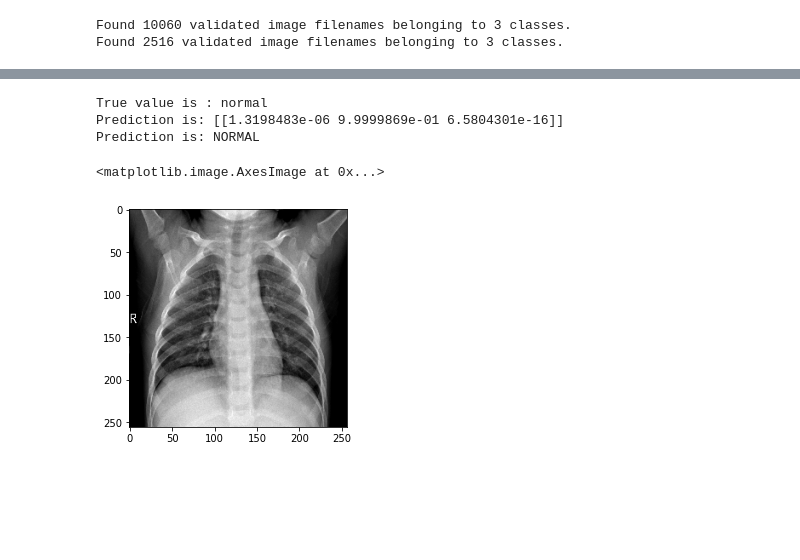
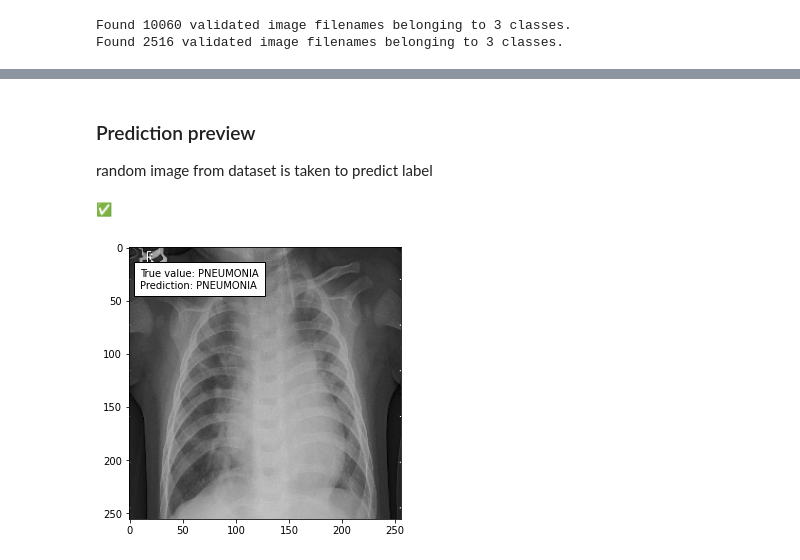
Before and after one commit to armandasalmd/deep-covid, a Jupyter notebook: deepCovidIndex.ipynb, the cells around one changed output, grey strips where cells are left out. Saved outputs shown, nothing was run; the diff lists cells and outputs as text; code cells hidden in the pictures; blank space fills up the shorter version.

```diff
--- a/deepCovidIndex.ipynb
+++ b/deepCovidIndex.ipynb
@@ -263,0 +289,17 @@ Found 2516 validated image filenames belonging to 3 classes.
+# %%
+# Train selected model or try to load saved weights
+if not SKIP_MODEL_TRAINING:
+  model = MODELS.get(SELECTED_MODEL)
+elif not SKIP_MODEL_LOADING:
+  model = UTILS.load_my_model(ModelType.DEEP_COVID, ClassificationType.TWO_CLASS)
+else:
+  print("🚒🔥 configuration error, no model was not loaded 🚒🔥")
+# %%
+if not SKIP_MODEL_TRAINING:
+  model.fit(
+    train_generator,
+    callbacks=[UTILS.get_tensorboard_callback(SELECTED_MODEL)],
+    validation_data=test_generator,
+    epochs=3,
+    verbose=1
+  )
@@ -297,34 +320,0 @@ newmodel2 = load_my_model(ModelType.DEEP_COVID, ClassificationType.TWO_CLASS)
-# %%
-from keras.preprocessing.image import load_img
-from keras.preprocessing.image import img_to_array
-
-sample = source_df.sample(1)
-
-image_path = sample["image"].iloc[0]
-image_label = sample["label"].iloc[0]
-
-print(f'True value is : {image_label}')
-
-image = load_img(image_path, target_size=CONSTANTS.INPUT_SIZE)
-img = img_to_array(image)
-img = img.reshape((1, 256, 256, 3))
-
-result = newmodel2.predict(img)
-print('Prediction is:', result)
-result = np.argmax(result, axis=-1)
-
-if result[0] == 0:
-    print('Prediction is: COVID')
-elif result[0] == 1:
-    print('Prediction is: NORMAL')
-else:
-    print('Prediction is: PNEUMONIA')
-
-# covid, normal, pneumonia
-plt.imshow(image)
-# %% [output]
-True value is : normal
-Prediction is: [[1.3198483e-06 9.9999869e-01 6.5804301e-16]]
-Prediction is: NORMAL
-<matplotlib.image.AxesImage at 0x...>
-[figure, removed]
@@ -334,0 +321,29 @@ plot_model(newmodel2, show_shapes=True)
+# %% [markdown]
+### Prediction preview
+
+random image from dataset is taken to predict label
+# %%
+def get_ready_image(image_path):
+  image = load_img(image_path, target_size=CONSTANTS.INPUT_SIZE)
+  return img_to_array(image).reshape(tuple([1, *CONSTANTS.INPUT_SIZE, 3])), image # (1,256,256,3)
+# %%
+def preview_predict(sample, plot_img=True):
+    image_path = sample["image"]
+    image_label = sample["label"]
+    img, image = get_ready_image(image_path)
+
+    result = model.predict(img)
+    result = np.argmax(result, axis=-1)[0] # covid, normal, pneumonia
+    prediction = LabelType.COVID if result == 0 else LabelType.NORMAL if result == 1 else LabelType.PNEUMONIA
+
+    if (plot_img):
+        plt.figure(figsize=(5, 5))
+        plt.imshow(image)
+        plt.text(10, 38, f"True value: {image_label.upper()}\nPrediction: {prediction.value.upper()}", bbox={"facecolor": "white", "pad": 6})
+
+    return image_label.upper() == prediction.value.upper()
+
+print("✅" if preview_predict(source_df.sample(1).iloc[0]) else "❌")
+# %% [output]
+✅
+[figure, added]
```
Also changed, not shown: parts of 38 cells of this notebook, 7 other files.
